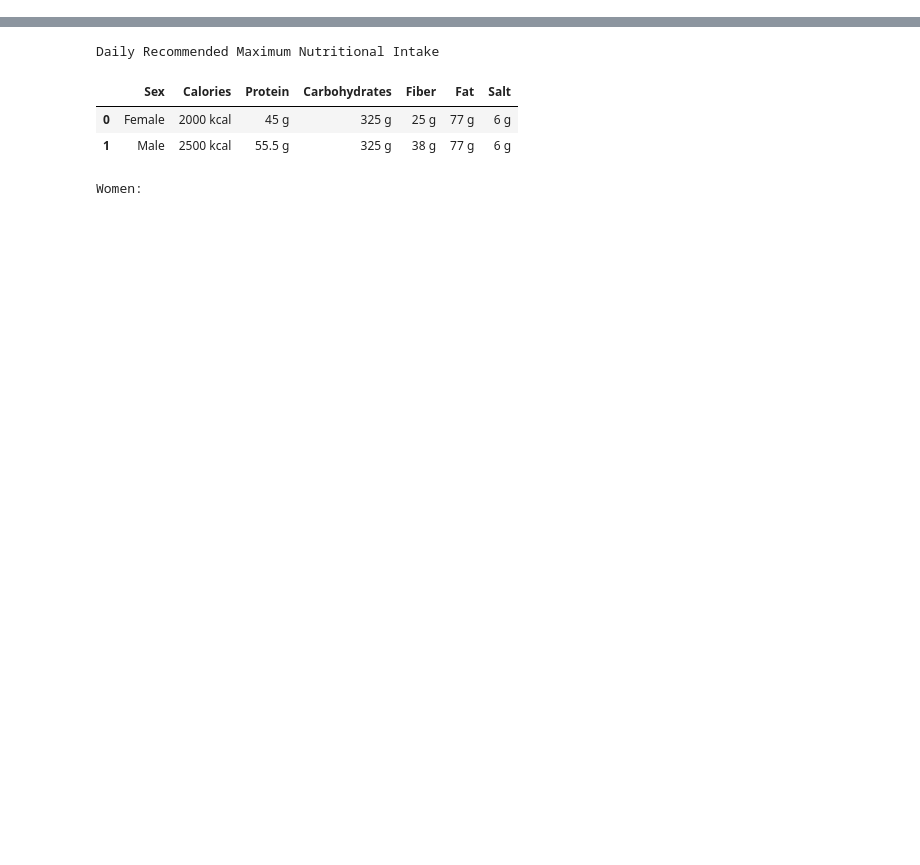
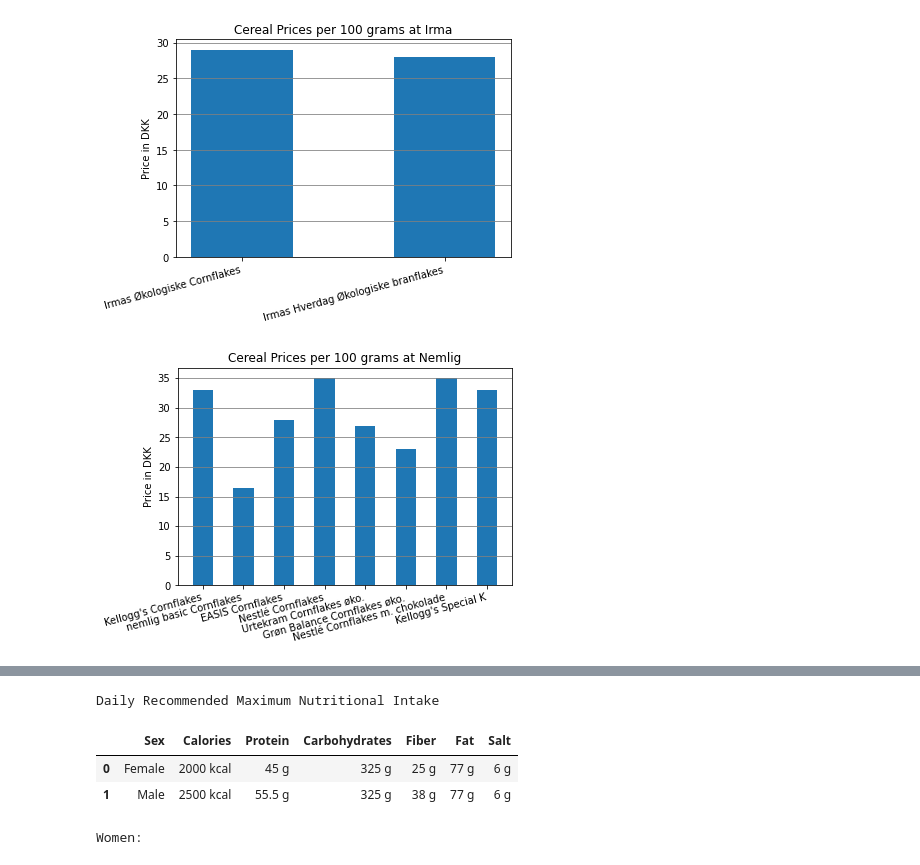
Before and after one commit to tobias-z/python-exam-project, a Jupyter notebook: Untitled.ipynb, the cells around one changed output, grey strips where cells are left out. Cells and saved outputs as stored; diff of their text form; code cells hidden in the pictures; blank space fills up the shorter version.

```diff
--- a/Untitled.ipynb
+++ b/Untitled.ipynb
@@ -35,3 +24,8 @@ vs.show_prices_per_100g(cereals)
+# %%
+vs.show_prices(cereals, per_100g=True)
+# %% [output]
+[figure, added]
+[figure, added]
 # %%
 vs.show_nutrition(cereals)
 # %% [output]
```
Also changed, not shown: parts of 7 cells of this notebook, 2 other files.
